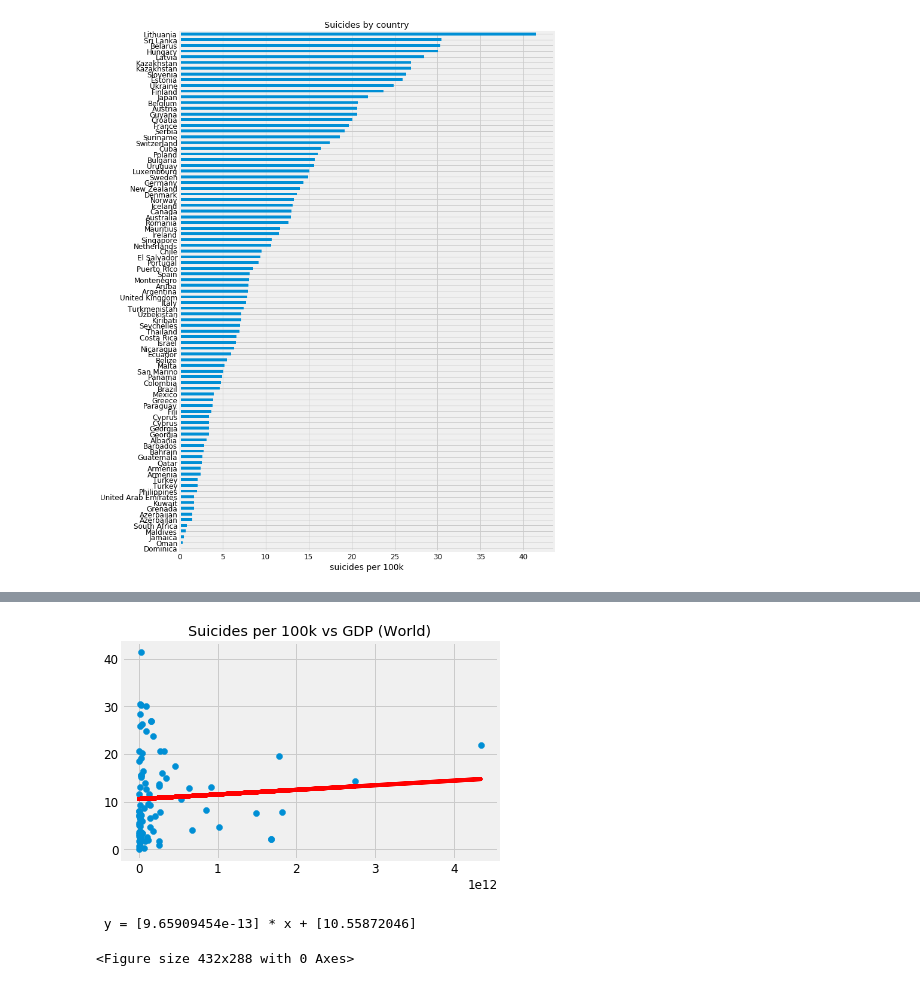
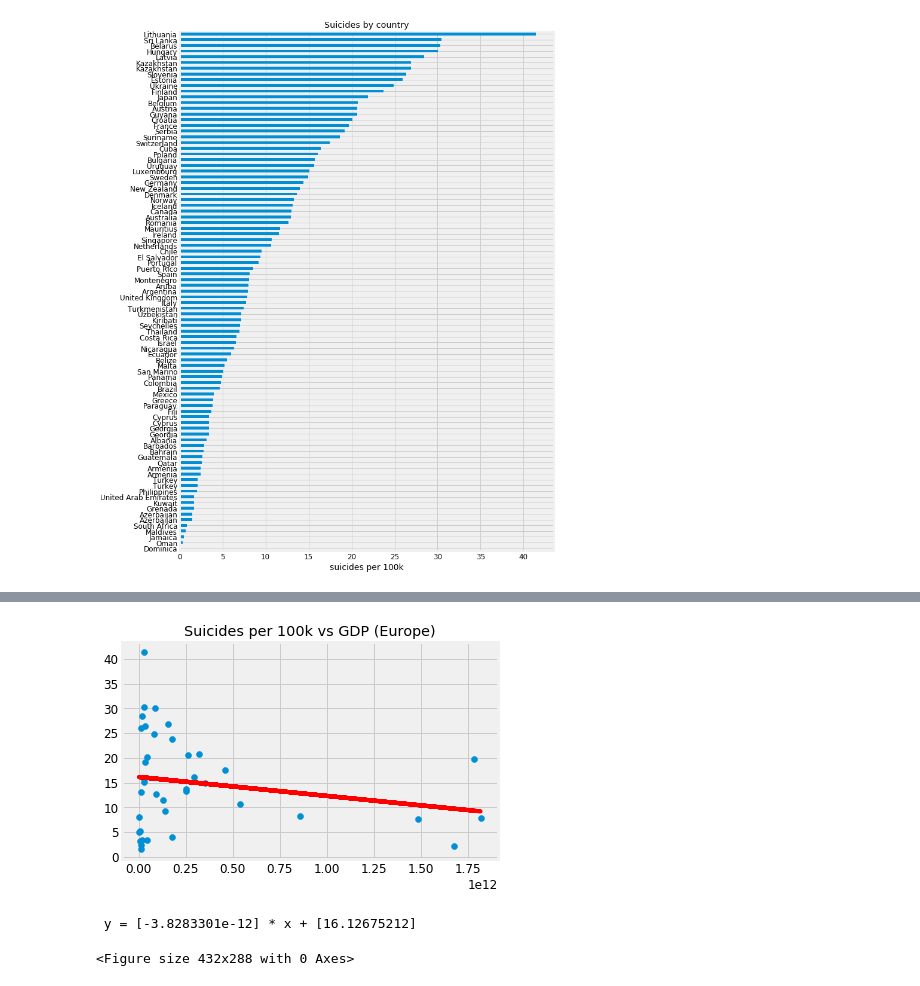
Before and after one commit to MiguelArieiro/WorldSuicideRatesAnalysis, a Jupyter notebook: sgd3.ipynb, the cells around one changed output, grey strips where cells are left out. Saved outputs shown, nothing was run; the diff lists cells and outputs as text; code cells hidden in the pictures.

```diff
--- a/sgd3.ipynb
+++ b/sgd3.ipynb
@@ -477,20 +477,20 @@ for value in continentValues:
 # %%
 from sklearn.linear_model import LinearRegression
-df = pd.DataFrame(np.random.randn(100, 3))
+from scipy import stats
 
-from scipy import stats
-totalSuicidesPer100kCountries=totalSuicidesPer100kCountries[(np.abs(stats.zscore(totalSuicidesPer100kCountries.gdp_per_capita_USD)) < 3)]
+df = totalSuicidesPer100kCountries[(np.abs(stats.zscore(totalSuicidesPer100kCountries.suicides_per_100k_pop)) < 3)]
+df = df[(np.abs(stats.zscore(df.gdp_per_capita_USD)) < 3)]
 
-X = totalSuicidesPer100kCountries.iloc[:, -1].values.reshape(-1, 1)  # values converts it into a numpy array
-Y = totalSuicidesPer100kCountries.iloc[:, -2].values.reshape(-1, 1)  # -1 means that calculate the dimension of rows, but have 1 column
+X = df.iloc[:, -1].values.reshape(-1, 1)  # values converts it into a numpy array
+Y = df.iloc[:, -2].values.reshape(-1, 1)  # -1 means that calculate the dimension of rows, but have 1 column
 
 linear_regressor = LinearRegression()  # create object for the class
 linear_regressor.fit(X, Y)  # perform linear regression
 
 Y_pred = linear_regressor.predict(X)  # make predictions
 
-plt.scatter(X, Y)
-plt.plot(X, Y_pred, color='red')
+plt.scatter (X, Y)
+plt.plot (X, Y_pred, color='red')
 
 plt.title("Suicides per 100k vs GDP per capita (World)")
 plt.show()
@@ -507,6 +544,10 @@ print(' y = {0} * x + {1}'.format(m, b))
 # %%
-X = totalSuicidesPer100kCountries[totalSuicidesPer100kCountries['Continent_Name']=='Europe'].iloc[:, -1].values.reshape(-1, 1)  # values converts it into a numpy array
-Y = totalSuicidesPer100kCountries[totalSuicidesPer100kCountries['Continent_Name']=='Europe'].iloc[:, -2].values.reshape(-1, 1)  # -1 means that calculate the dimension of rows, but have 1 column
+EuropeanSuicidesPer100K = totalSuicidesPer100kCountries[totalSuicidesPer100kCountries['Continent_Name']=='Europe']
+df = EuropeanSuicidesPer100K[(np.abs(stats.zscore(EuropeanSuicidesPer100K.suicides_per_100k_pop)) < 3)]
+df = EuropeanSuicidesPer100K[(np.abs(stats.zscore(EuropeanSuicidesPer100K.gdp_per_capita_USD)) < 3)]
+
+X = df.iloc[:, -1].values.reshape(-1, 1)  # values converts it into a numpy array
+Y = df.iloc[:, -2].values.reshape(-1, 1)  # -1 means that calculate the dimension of rows, but have 1 column
 
 linear_regressor = LinearRegression()  # create object for the class
 linear_regressor.fit(X, Y)  # perform linear regression
@@ -531,23 +606,25 @@ print(' y = {0} * x + {1}'.format(m, b))
 # %%
-X = totalSuicidesPer100kCountries.iloc[:, -6].values.reshape(-1, 1)  # values converts it into a numpy array
-Y = totalSuicidesPer100kCountries.iloc[:, -2].values.reshape(-1, 1)  # -1 means that calculate the dimension of rows, but have 1 column
+df = EuropeanSuicidesPer100K[(np.abs(stats.zscore(EuropeanSuicidesPer100K.gdp_for_year_USD)) < 3)]
+
+X = df.iloc[:, -6].values.reshape(-1, 1)  # values converts it into a numpy array
+Y = df.iloc[:, -2].values.reshape(-1, 1)  # -1 means that calculate the dimension of rows, but have 1 column
 
 linear_regressor = LinearRegression()  # create object for the class
 linear_regressor.fit(X, Y)  # perform linear regression
 
 Y_pred = linear_regressor.predict(X)  # make predictions
 plt.scatter(X, Y)
 plt.plot(X, Y_pred, color='red')
 
-plt.title("Suicides per 100k vs GDP (World)")
+plt.title("Suicides per 100k vs GDP (Europe)")
 plt.show()
-plt.savefig("plots\Europe_suicide_rate_vs_GDP_per_100k_regression_Europe.png")
+plt.savefig("plots\Europe_suicide_rate_vs_GDP_regression_Europe.png")
 
 #printing equation
 m = linear_regressor.coef_[0]
 b = linear_regressor.intercept_
 print(' y = {0} * x + {1}'.format(m, b))
 # %% [output]
-[figure, old version]
+[figure, new version]
- y = [9.65909454e-13] * x + [10.55872046]
+ y = [-3.8283301e-12] * x + [16.12675212]
 <Figure size 432x288 with 0 Axes>
```
Also changed, not shown: parts of 19 cells of this notebook, 11 other files.
